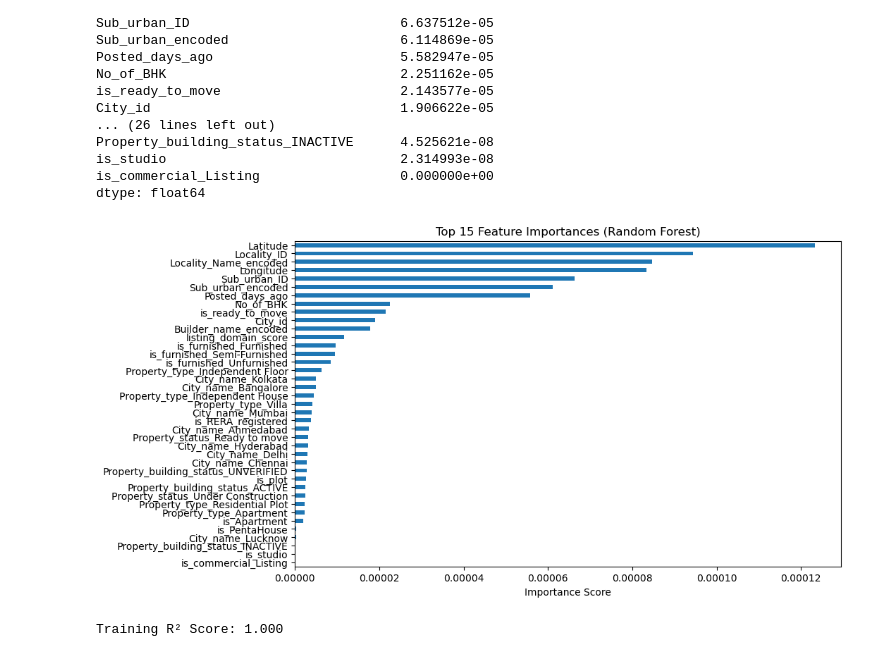
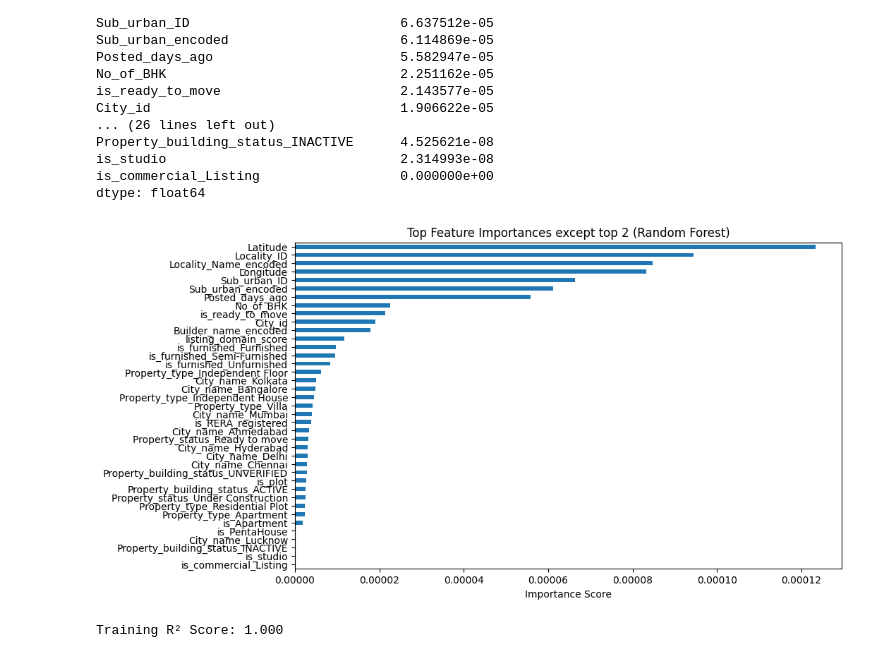
Before and after one commit to Krish2673/Real-Estate-Price-Predictor, a Jupyter notebook: Price_Predictor.ipynb, the cells around one changed output. Saved outputs shown, nothing was run; the diff lists cells and outputs as text; code cells hidden in the pictures.

```diff
--- a/Price_Predictor.ipynb
+++ b/Price_Predictor.ipynb
@@ -664,12 +601,12 @@ dtype: float64
 # %%
 plt.figure(figsize=(10, 6))
 feat_imp.tail(39).plot(kind='barh')
-plt.title('Top 15 Feature Importances (Random Forest)')
+plt.title('Top Feature Importances except top 2 (Random Forest)')
 plt.gca().invert_yaxis()
 plt.xlabel('Importance Score')
 plt.show()
 # %% [output]
-[figure, old version]
+[figure, new version]
 # %%
 from sklearn.metrics import r2_score
 
```
Also changed, not shown: parts of 22 cells of this notebook.
